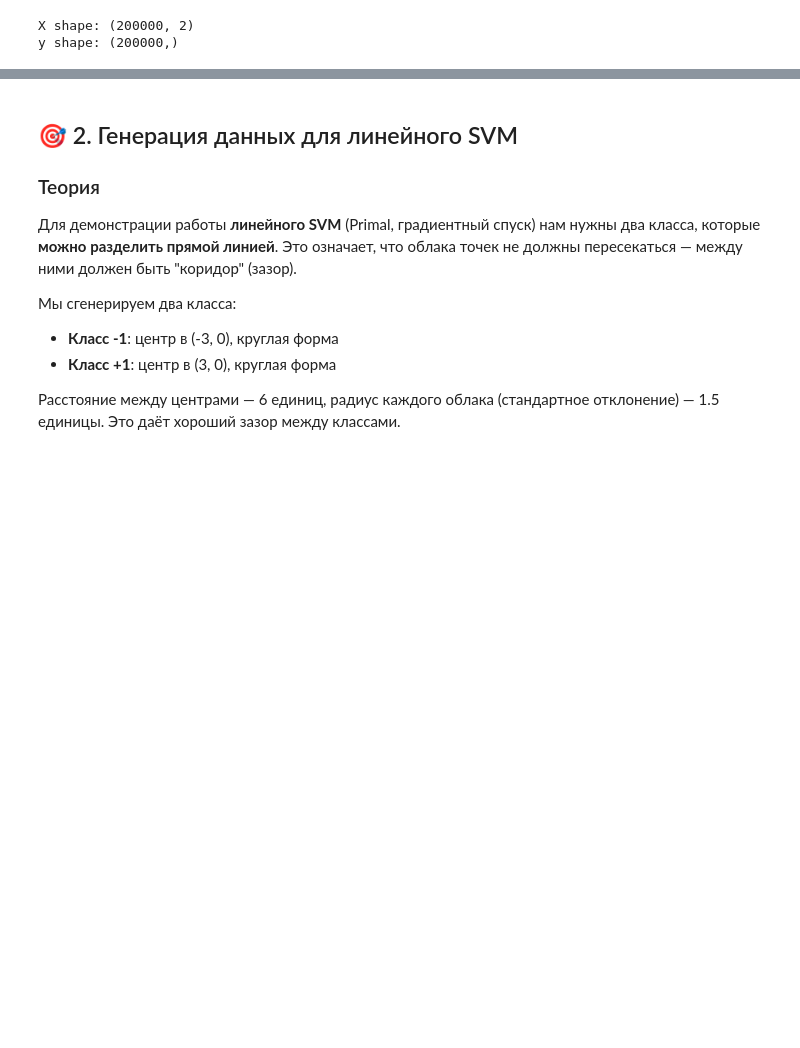
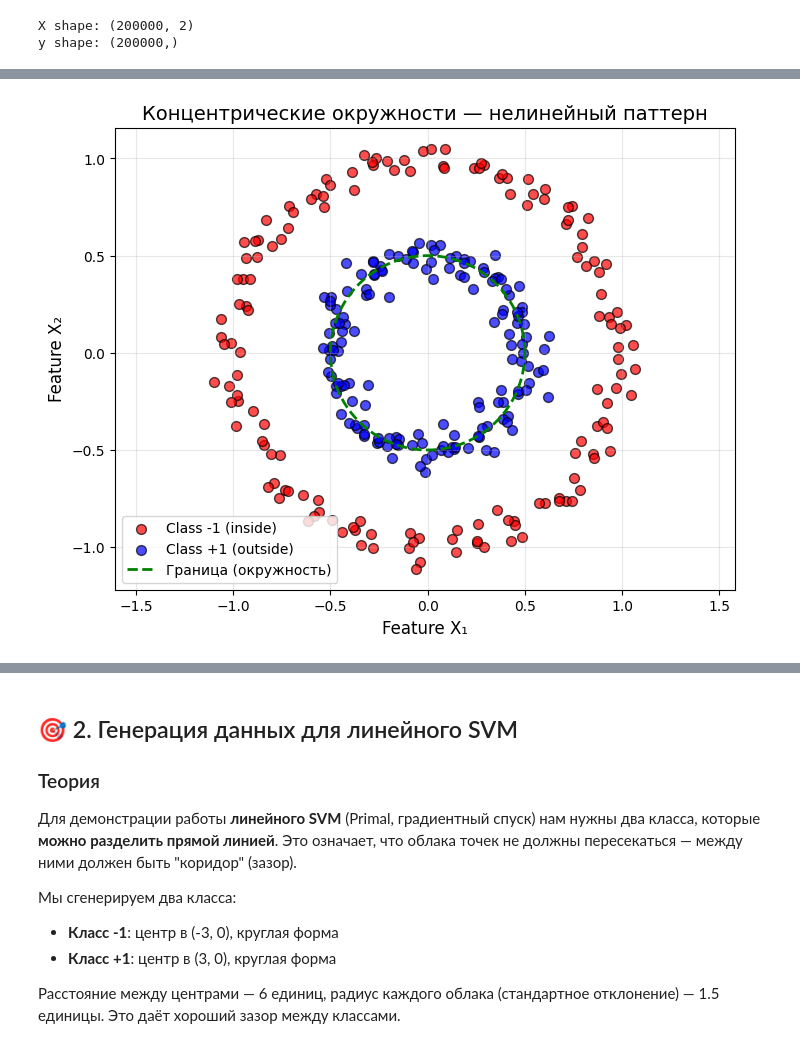
Before and after one commit to Shamil65/Machine-learning-start, a Jupyter notebook: ml_from_scratch/2_Linear_models/svm/notebooks/01_data_exploration_and_visualization.ipynb, the cells around one changed output, grey strips where cells are left out. Saved outputs shown, nothing was run; the diff lists cells and outputs as text; code cells hidden in the pictures; blank space fills up the shorter version.

```diff
--- a/ml_from_scratch/2_Linear_models/svm/notebooks/01_data_exploration_and_visualization.ipynb
+++ b/ml_from_scratch/2_Linear_models/svm/notebooks/01_data_exploration_and_visualization.ipynb
@@ -205,0 +197,46 @@ def create_el(mu, sigma, n_samples):
+# %%
+
+
+# ============================================
+# Генерация концентрических окружностей
+# ============================================
+
+from sklearn.datasets import make_circles
+
+X_circles, y_circles = make_circles(
+    n_samples=300,
+    factor=0.5,      # отношение радиусов: R_inside / R_outside = 0.5
+    noise=0.05,      # небольшой шум
+    random_state=42
+)
+y_circles = np.where(y_circles == 0, -1, 1)  # -1 внутри, +1 снаружи
+
+# Визуализация
+plt.figure(figsize=(8, 6))
+
+plt.scatter(
+    X_circles[y_circles == -1, 0],
+    X_circles[y_circles == -1, 1],
+    color='red', label='Class -1 (inside)', s=50, alpha=0.7, edgecolors='k'
+)
+plt.scatter(
+    X_circles[y_circles == 1, 0],
+    X_circles[y_circles == 1, 1],
+    color='blue', label='Class +1 (outside)', s=50, alpha=0.7, edgecolors='k'
+)
+
+# Рисуем границу между классами (окружность)
+theta = np.linspace(0, 2*np.pi, 100)
+R_boundary = 0.5  # factor=0.5, значит граница примерно на радиусе 0.5
+plt.plot(R_boundary * np.cos(theta), R_boundary * np.sin(theta), 'g--',
+         linewidth=2, label='Граница (окружность)')
+
+plt.xlabel('Feature X₁', fontsize=12)
+plt.ylabel('Feature X₂', fontsize=12)
+plt.title('Концентрические окружности — нелинейный паттерн', fontsize=14)
+plt.legend()
+plt.grid(True, alpha=0.3)
+plt.axis('equal')
+plt.show()
+# %% [output]
+[figure, added]
```
Also changed, not shown: parts of 14 cells of this notebook.
